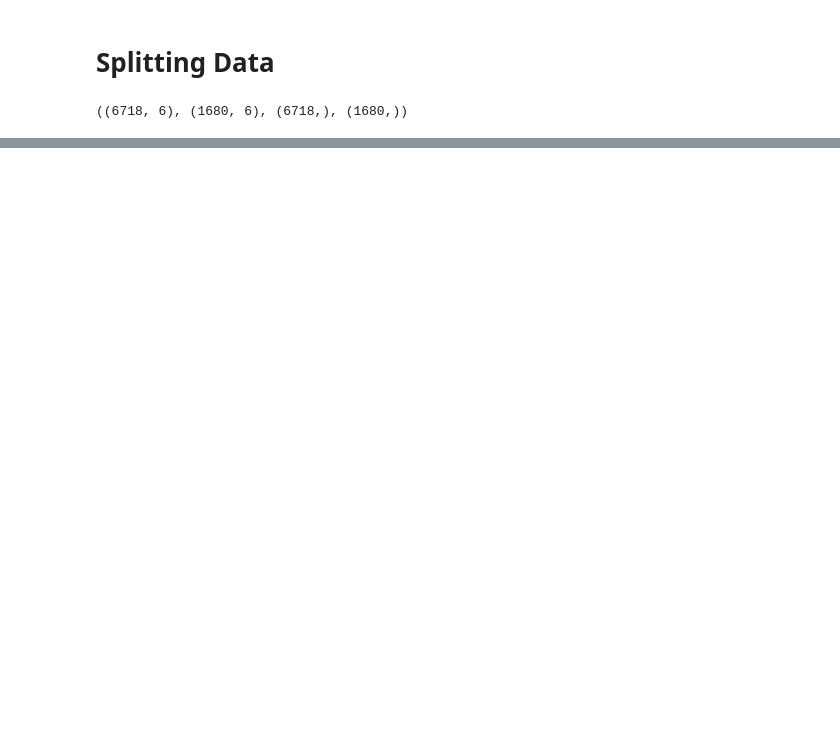
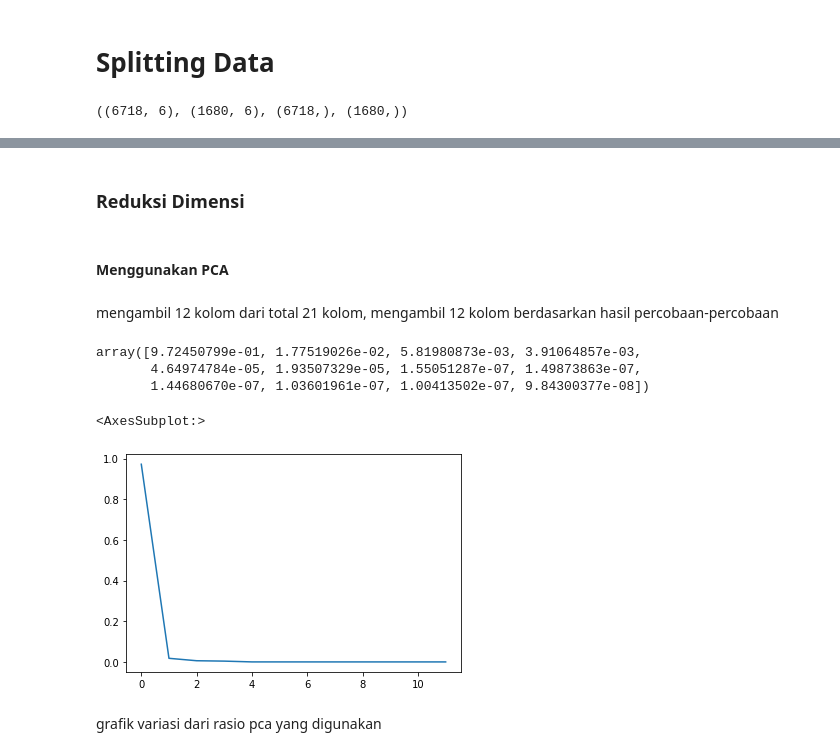
Before and after one commit to raihankemmy/jakarta-weather-classification-2018, a Jupyter notebook: Final.ipynb, the cells around one changed output, grey strips where cells are left out. Saved outputs shown, nothing was run; the diff lists cells and outputs as text; code cells hidden in the pictures; blank space fills up the shorter version.

```diff
--- a/Final.ipynb
+++ b/Final.ipynb
@@ -365,4 +457 @@ Index(['wilayah', 'waktu', 'kelembapan_min', 'kelembapan_max', 'suhu_min',
-# %%
-X_test.drop(columns='1', inplace=True)
-X_train.drop(columns='1', inplace=True)
 # %% [markdown]
@@ -370,3 +461,5 @@ X_train.drop(columns='1', inplace=True)
 # %%
-X_train = pd.get_dummies(X_train, columns=["waktu", "wilayah"])
-X_test = pd.get_dummies(X_test, columns=["waktu", "wilayah"])
+categoric = ['waktu', 'wilayah']
+
+X_train = pd.get_dummies(X_train, columns=categoric)
+X_test = pd.get_dummies(X_test, columns=categoric)
@@ -467,0 +525,25 @@ Name: cuaca, dtype: int64
+# %% [markdown]
+### Reduksi Dimensi
+# %% [markdown]
+#### Menggunakan PCA
+# %%
+from sklearn.decomposition import PCA
+pca = PCA(n_components=12)
+principalComponents = pca.fit_transform(X_train)
+principalComponentsTest = pca.fit_transform(X_test)
+# %% [markdown]
+mengambil 12 kolom dari total 21 kolom, mengambil 12 kolom berdasarkan hasil percobaan-percobaan
+# %%
+variance_ratio = pca.explained_variance_ratio_
+variance_ratio
+# %% [output]
+array([9.72450799e-01, 1.77519026e-02, 5.81980873e-03, 3.91064857e-03,
+       4.64974784e-05, 1.93507329e-05, 1.55051287e-07, 1.49873863e-07,
+       1.44680670e-07, 1.03601961e-07, 1.00413502e-07, 9.84300377e-08])
+# %%
+sns.lineplot(x=range(12), y=variance_ratio)
+# %% [output]
+<AxesSubplot:>
+[figure, added]
+# %% [markdown]
+grafik variasi dari rasio pca yang digunakan
```
Also changed, not shown: parts of 81 cells of this notebook.
